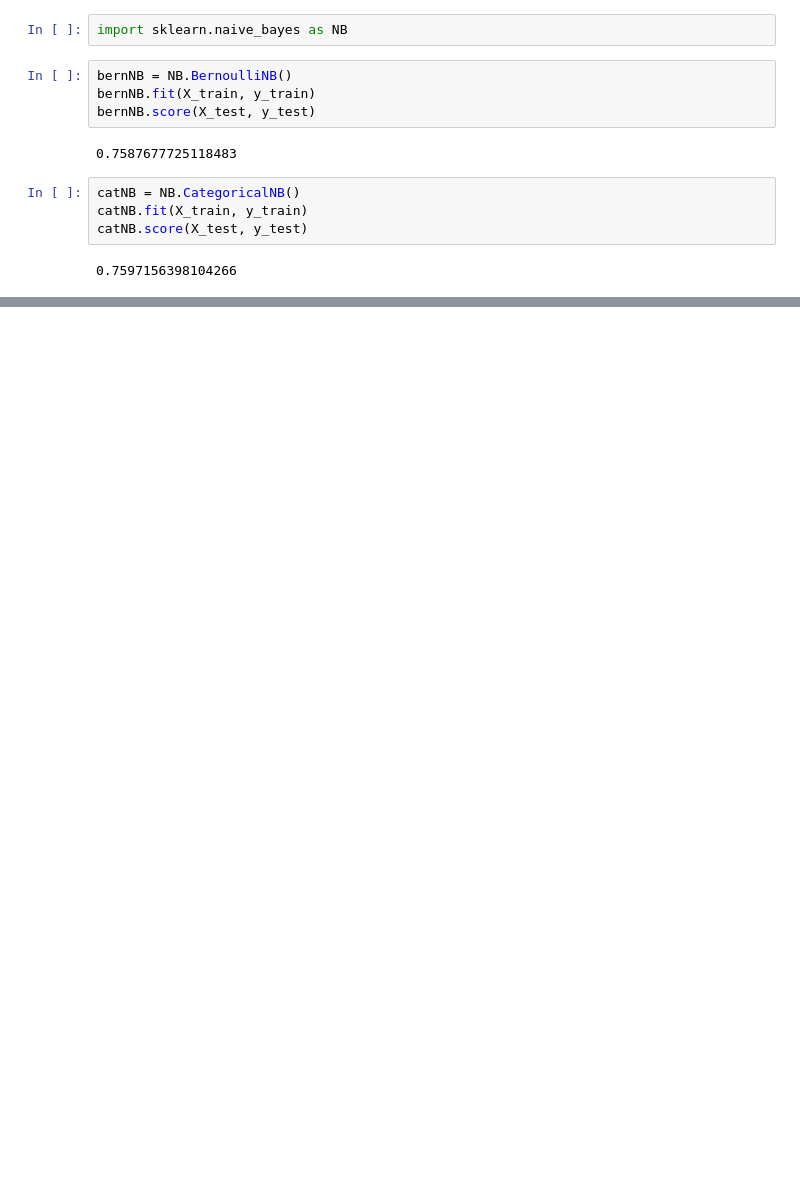
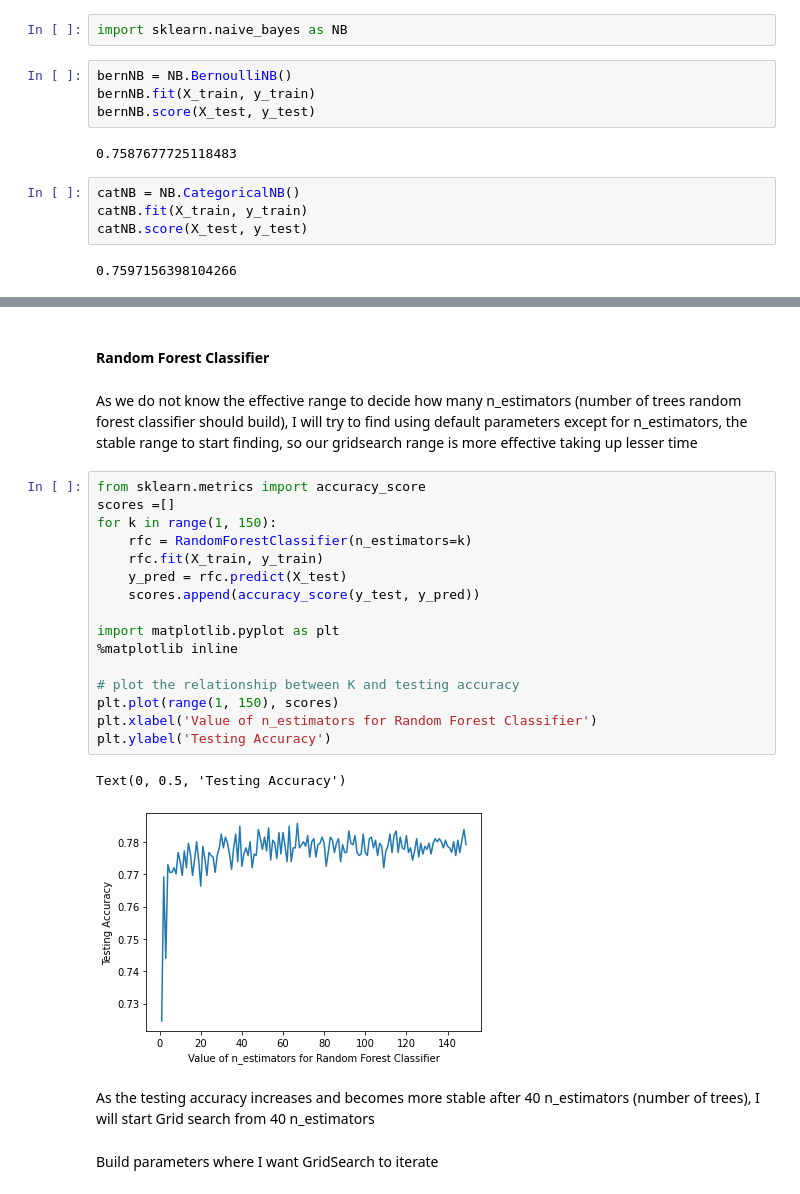
Before and after one commit to Kenzie-cpu/Telecom-Customer-Churn, a Jupyter notebook: MLDP_data_cleaning.ipynb, the cells around one changed output, grey strips where cells are left out. Cells and saved outputs as stored; diff of their text form; blank space fills up the shorter version.

```diff
--- a/MLDP_data_cleaning.ipynb
+++ b/MLDP_data_cleaning.ipynb
@@ -712,0 +678,27 @@ Text(0, 0.5, 'Misclassification Rate/Loss')
+# %% [markdown]
+#### Random Forest Classifier
+# %% [markdown]
+As we do not know the effective range to decide how many n_estimators (number of trees random forest classifier should build), I will try to find using default parameters except for n_estimators, the stable range to start finding, so our gridsearch range is more effective taking up lesser time
+# %%
+from sklearn.metrics import accuracy_score
+scores =[]
+for k in range(1, 150):
+    rfc = RandomForestClassifier(n_estimators=k)
+    rfc.fit(X_train, y_train)
+    y_pred = rfc.predict(X_test)
+    scores.append(accuracy_score(y_test, y_pred))
+
+import matplotlib.pyplot as plt
+%matplotlib inline
+
+# plot the relationship between K and testing accuracy
+plt.plot(range(1, 150), scores)
+plt.xlabel('Value of n_estimators for Random Forest Classifier')
+plt.ylabel('Testing Accuracy')
+# %% [output]
+Text(0, 0.5, 'Testing Accuracy')
+[figure, added]
+# %% [markdown]
+As the testing accuracy increases and becomes more stable after 40 n_estimators (number of trees), I will start Grid search from 40 n_estimators
+# %% [markdown]
+Build parameters where I want GridSearch to iterate
```
Also changed, not shown: parts of 42 cells of this notebook.
